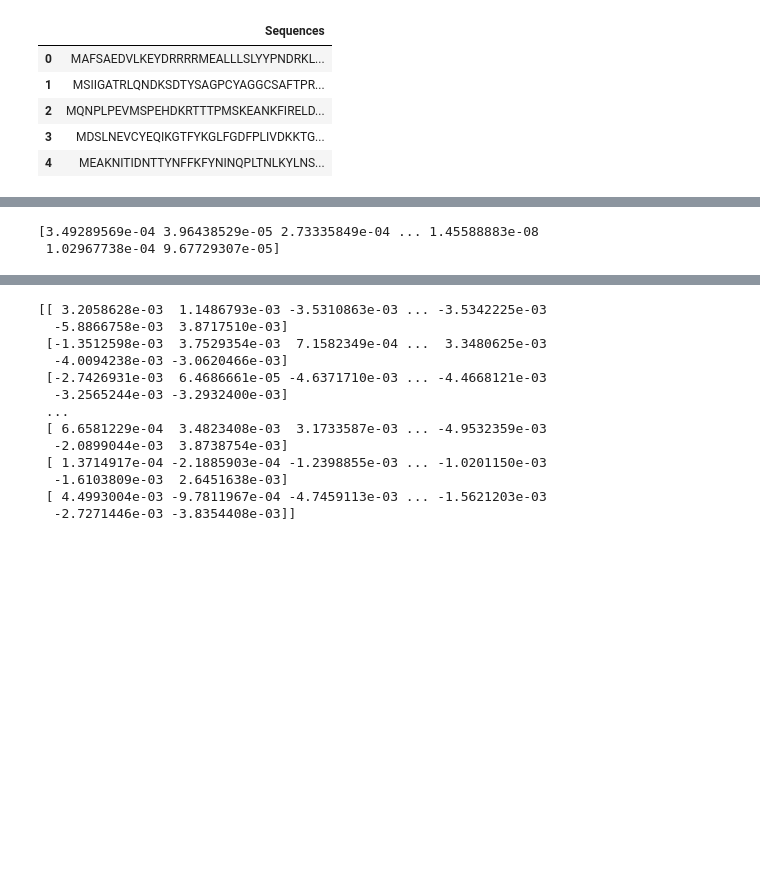
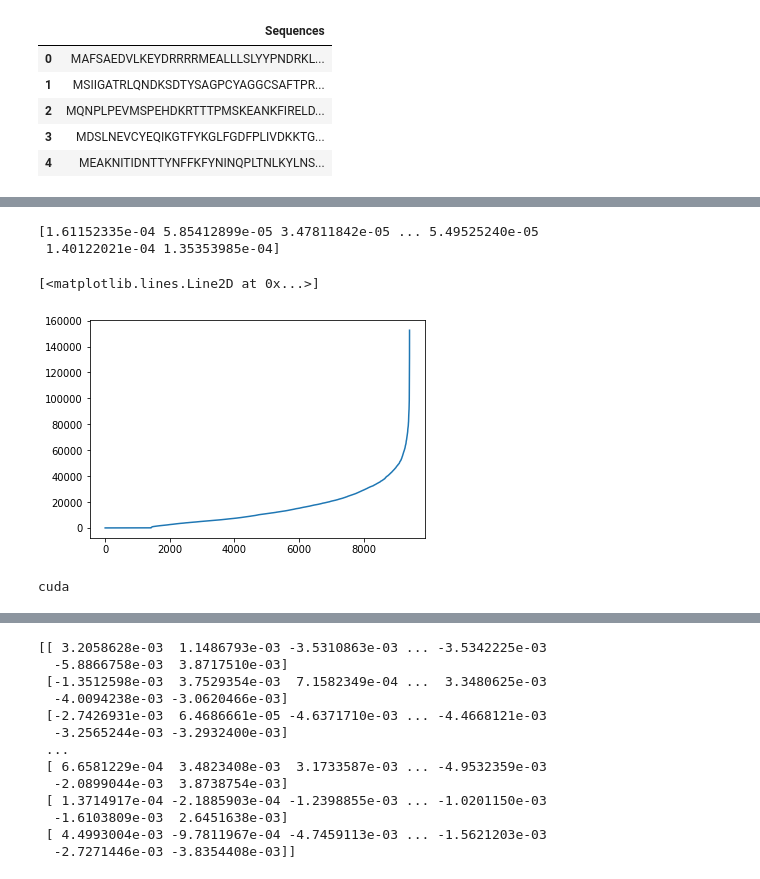
Before and after one commit to maxkvant/DeepLearningHw, a Jupyter notebook: 05/homework.ipynb, the cells around one changed output, grey strips where cells are left out. Drawn from its saved outputs; the diff is of its cells as text; code cells hidden in the pictures; blank space fills up the shorter version.

```diff
--- a/05/homework.ipynb
+++ b/05/homework.ipynb
@@ -65,0 +47,5 @@ reading data/all_codones.pickle
+# %%
+all_codones_f = lambda: create_all_codones(seq_df)
+
+iter = all_codones_f()
+print([next(iter) for i in range(10)])
@@ -66,9 +54,9 @@ reading data/all_codones.pickle
 # %%
 ######################
 # %%
-def generate_sample(index_words_list, context_window_size):
+def generate_sample(index_words_list_f, context_window_size):
     """ Form training pairs according to the skip-gram model. """
-    for index_words in index_words_list:
+    for index_words in index_words_list_f():
         for index, center in enumerate(index_words):
             context = random.randint(1, context_window_size)
             # get a random target before the center word
@@ -90,8 +78,11 @@ def get_batch(iterator, batch_size):
 
 
 def flatten(x):
-    return [item for sublist in x for item in sublist]
-
+    for i, sublist in enumerate(x):
+        if ((i & (i - 1)) == 0):
+            print("flatter iter {}".format(i))
+        for item in sublist:
+            yield item
 
 def cod_to_dict(cod, dictionary):
     return [dictionary[key] for key in cod]
@@ -102,9 +93,9 @@ def make_dictionary(all_codones):
     dictionary = {cod: i for i, cod in enumerate(unique_codones)}
     return dictionary
 
-def process_data(all_codones, dictionary, batch_size, skip_window):
-    cod_dicts = [cod_to_dict(cod, dictionary) for cod in all_codones]
-    single_gen = generate_sample(cod_dicts, context_window_size=skip_window)
+def process_data(all_codones_f, dictionary, batch_size, skip_window):
+    cod_dicts_f = lambda: (cod_to_dict(cod, dictionary) for cod in all_codones_f())
+    single_gen = generate_sample(cod_dicts_f, context_window_size=skip_window)
     batch_gen = get_batch(single_gen, batch_size=batch_size)
     return batch_gen
 # %%
@@ -116,4 +108,4 @@ class WordSampler:
     def sample(self, batch_size):
         return torch.LongTensor(np.random.choice(len(self.distr), size=(batch_size, self.samples), p=self.distr))
 # %%
-dictionary = make_dictionary(all_codones)
+dictionary = make_dictionary(all_codones_f())
@@ -120,5 +130,4 @@ dictionary = make_dictionary(all_codones)
 # %%
 word_count = np.zeros(len(dictionary))
-for sublist in all_codones:
-    for word in sublist:
-        word_count[dictionary[word]] += 1
+for word in flatten(all_codones_f()):
+    word_count[dictionary[word]] += 1
@@ -125,8 +152,12 @@ for sublist in all_codones:
-# %%
-print(word_count / word_count.sum())
-# %% [output]
-[3.49289569e-04 3.96438529e-05 2.73335849e-04 ... 1.45588883e-08
- 1.02967738e-04 9.67729307e-05]
+# %%
+
+print(word_count / word_count.sum())
+plt.plot([i for i in range(len(word_count))], sorted(word_count))
+# %% [output]
+[1.61152335e-04 5.85412899e-05 3.47811842e-05 ... 5.49525240e-05
+ 1.40122021e-04 1.35353985e-04]
+[<matplotlib.lines.Line2D at 0x...>]
+[figure, added]
 # %%
 BATCH_SIZE = 128
 SKIP_WINDOW = 12  # the context window
@@ -168,9 +204,13 @@ class SkipGramModel(nn.Module):
 VOCAB_SIZE = 9424
 EMBED_SIZE = 100  # dimension of the word embedding vectors
 NUM_SAMPLED = 5  # Number of negative examples to sample.
-LEARNING_RATE = .3
-NUM_TRAIN_STEPS = 20000
+LEARNING_RATE = .1
+NUM_TRAIN_STEPS = 200000
 SKIP_STEP = 2000
+
+print('cuda' if torch.cuda.is_available() else 'cpu')
+# %% [output]
+cuda
 # %%
 ######################
 # %%
```
Also changed, not shown: parts of 12 cells of this notebook.
